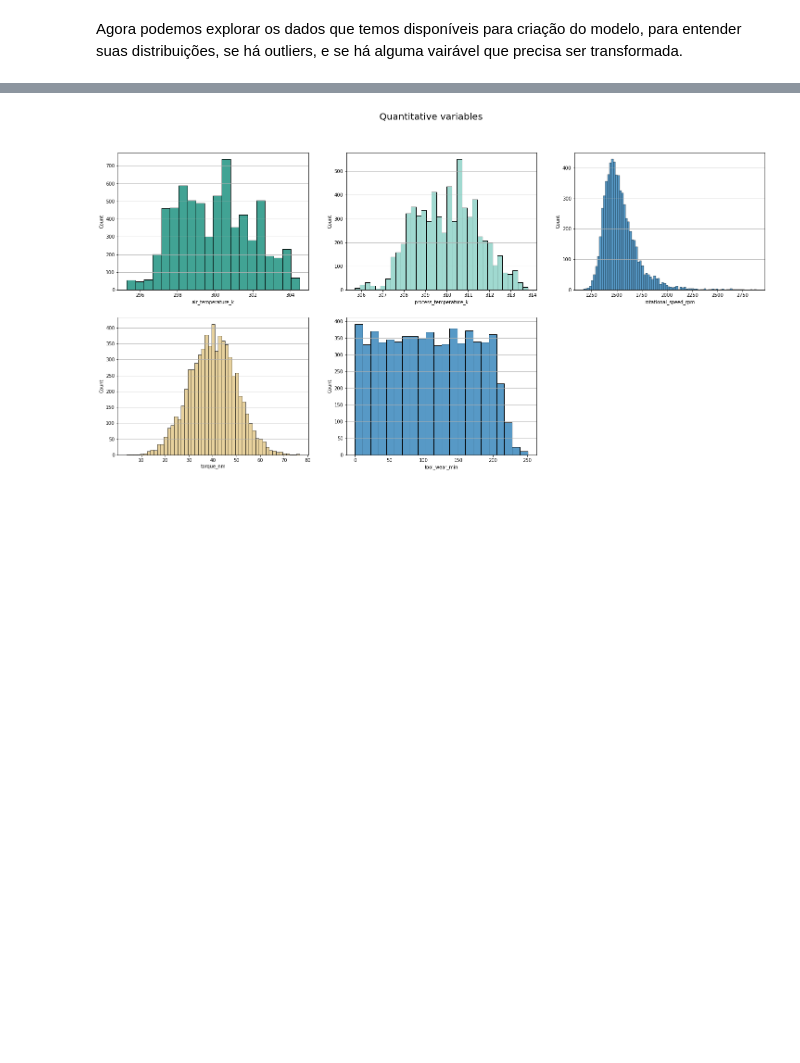
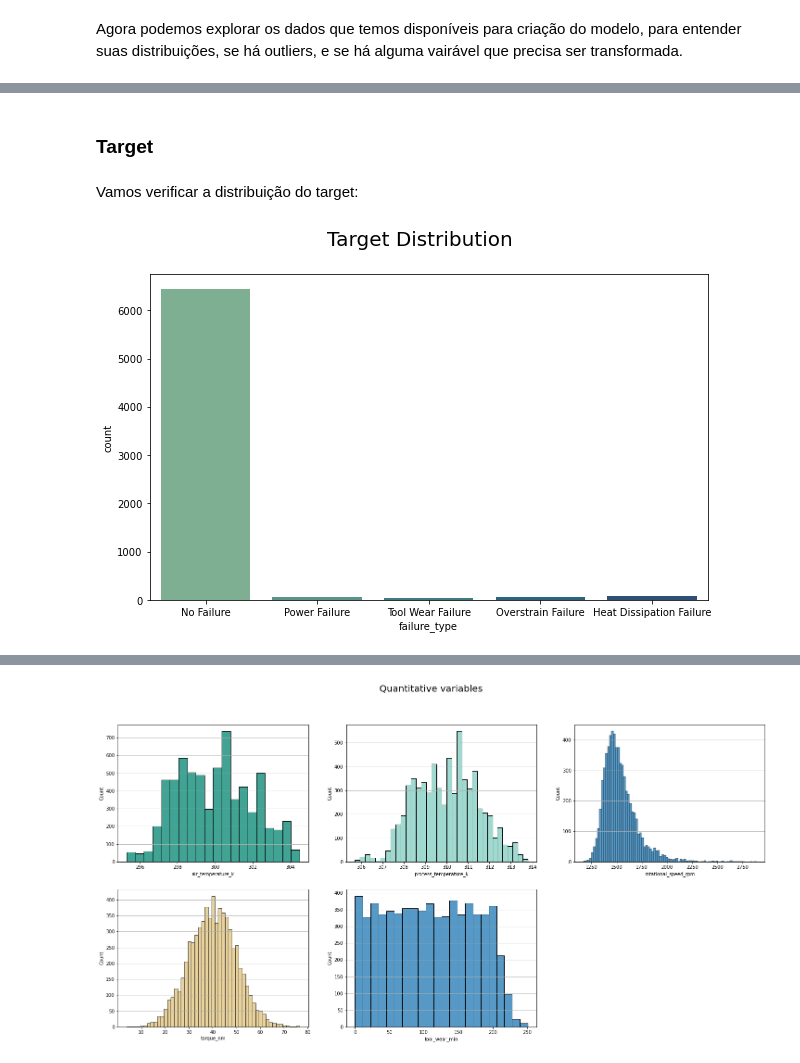
Before and after one commit to gperbone/desafio-ds, a Jupyter notebook: desafio_manut_preditiva.ipynb, the cells around one changed output, grey strips where cells are left out. Drawn from its saved outputs; the diff is of its cells as text; code cells hidden in the pictures; blank space fills up the shorter version.

```diff
--- a/desafio_manut_preditiva.ipynb
+++ b/desafio_manut_preditiva.ipynb
@@ -165,0 +160,12 @@ df_falhas.describe()
+# %% [markdown]
+### Target
+# %% [markdown]
+Vamos verificar a distribuição do target:
+# %%
+fig= plt.subplots(figsize=(10,6))
+sns.countplot(data=df_falhas, x='failure_type', palette = 'crest')
+
+plt.suptitle('Target Distribution', fontsize=20)
+plt.show()
+# %% [output]
+[figure, added]
```
Also changed, not shown: parts of 83 cells of this notebook, 1 other file.
